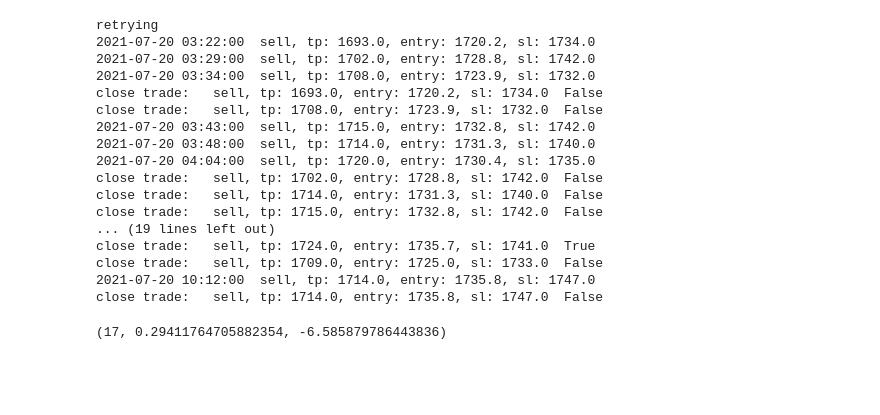
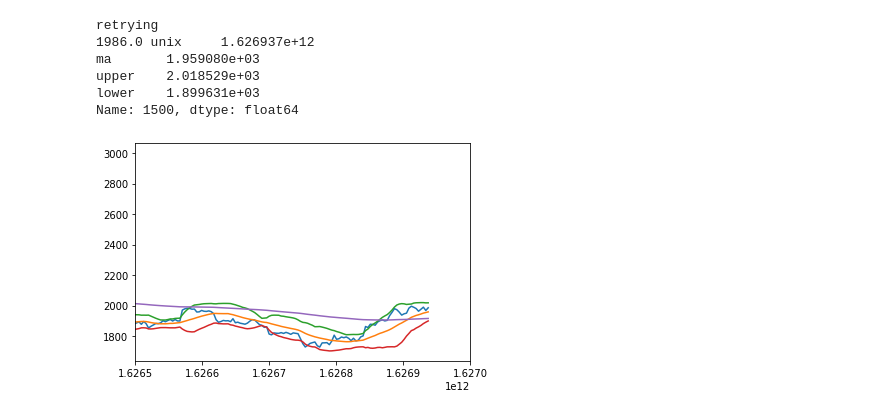
Before and after one commit to RDEvans31/saturn, a Jupyter notebook: Scalping tests.ipynb, the cells around one changed output. Drawn from its saved outputs; the diff is of its cells as text; code cells hidden in the pictures; blank space fills up the shorter version.

```diff
--- a/Scalping tests.ipynb
+++ b/Scalping tests.ipynb
@@ -125,25 +139,3 @@ def backtest_scalp(data, ema_period):
 
 # results_df=pd.DataFrame(np.array(results),columns=['trades','ma','success_rate','net_profit'])
 # results_df
-# %%
-hourly=price.get_price_data('1m',symbol='ETH/USD', since=1626739200000)
-backtest_scalp(hourly,200)
-# %% [output]
-retrying
-2021-07-20 03:22:00  sell, tp: 1693.0, entry: 1720.2, sl: 1734.0
-2021-07-20 03:29:00  sell, tp: 1702.0, entry: 1728.8, sl: 1742.0
-2021-07-20 03:34:00  sell, tp: 1708.0, entry: 1723.9, sl: 1732.0
-close trade:   sell, tp: 1693.0, entry: 1720.2, sl: 1734.0  False
-close trade:   sell, tp: 1708.0, entry: 1723.9, sl: 1732.0  False
-2021-07-20 03:43:00  sell, tp: 1715.0, entry: 1732.8, sl: 1742.0
-2021-07-20 03:48:00  sell, tp: 1714.0, entry: 1731.3, sl: 1740.0
-2021-07-20 04:04:00  sell, tp: 1720.0, entry: 1730.4, sl: 1735.0
-close trade:   sell, tp: 1702.0, entry: 1728.8, sl: 1742.0  False
-close trade:   sell, tp: 1714.0, entry: 1731.3, sl: 1740.0  False
-close trade:   sell, tp: 1715.0, entry: 1732.8, sl: 1742.0  False
-... (19 lines left out)
-close trade:   sell, tp: 1724.0, entry: 1735.7, sl: 1741.0  True
-close trade:   sell, tp: 1709.0, entry: 1725.0, sl: 1733.0  False
-2021-07-20 10:12:00  sell, tp: 1714.0, entry: 1735.8, sl: 1747.0
-close trade:   sell, tp: 1714.0, entry: 1735.8, sl: 1747.0  False
-(17, 0.29411764705882354, -6.585879786443836)
@@ -173,0 +142,19 @@ class EngulfingRsiEma(Strategy):
+# %%
+hourly=price.get_price_data('1h',symbol='ETH/USD')
+ema=chart.get_ema(hourly,200,False)
+bollinger= chart.get_bb(hourly,20,2)
+plt.plot(hourly['unix'],hourly['open'])
+plt.plot(bollinger['unix'],bollinger['ma'])
+plt.plot(bollinger['unix'],bollinger['upper'])
+plt.plot(bollinger['unix'],bollinger['lower'])
+plt.plot(ema['unix'],ema['value'])
+plt.xlim(1.6265*(10**12),1.627*(10**12))
+print(hourly['open'].iloc[-1], bollinger.iloc[-1])
+# %% [output]
+retrying
+1986.0 unix     1.626937e+12
+ma       1.959080e+03
+upper    2.018529e+03
+lower    1.899631e+03
+Name: 1500, dtype: float64
+[figure, added]
```
Also changed, not shown: parts of 7 cells of this notebook, 4 other files.
